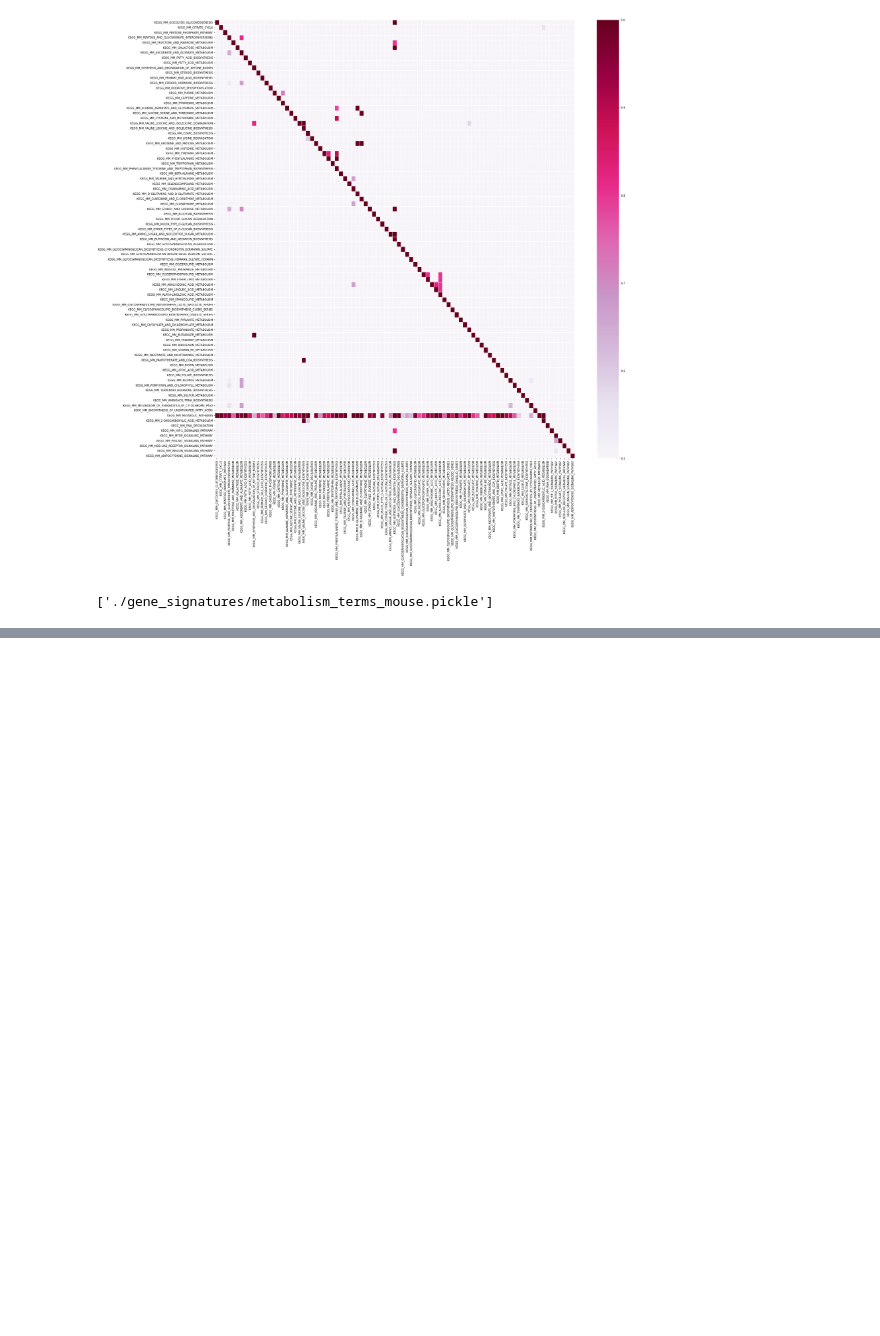
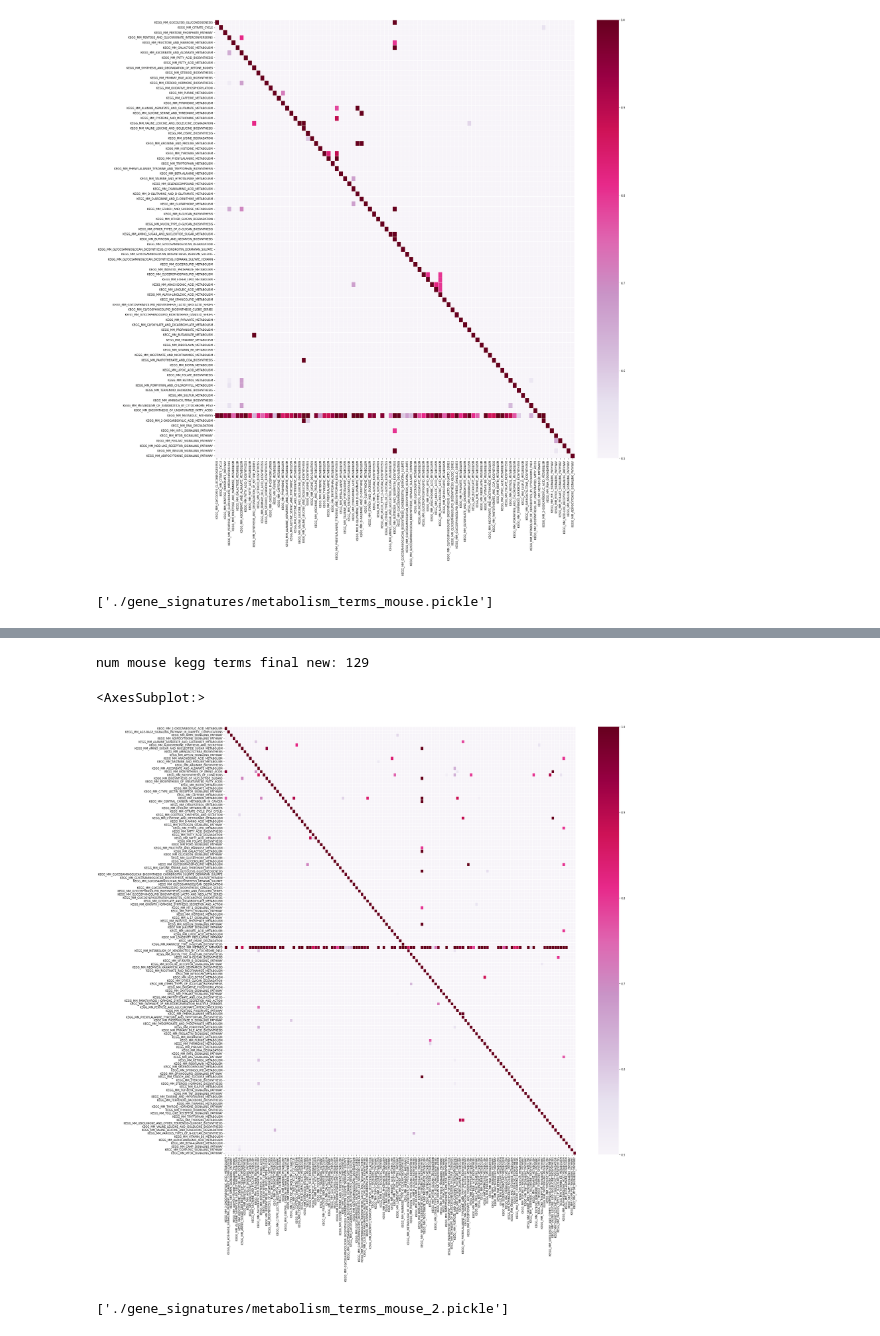
Before and after one commit to z2e2/metabolic_analysis, a Jupyter notebook: make_metabolism_signature.ipynb, the cells around one changed output, grey strips where cells are left out. Saved outputs shown, nothing was run; the diff lists cells and outputs as text; code cells hidden in the pictures; blank space fills up the shorter version.

Commit message:
Use newer version of kegg mouse metabolism genes For hypergeometric test, filter metabolism genes to only those captured in the data originally

```diff
--- a/make_metabolism_signature.ipynb
+++ b/make_metabolism_signature.ipynb
@@ -310,0 +416,4 @@ joblib.dump(metabolism_sig_mouse, out_filename)
+# %%
+kegg_remove_mm = [i.replace('KEGG_', 'KEGG_MM_') for i in kegg_remove_mm] + kegg_remove_mm_2
+# %%
+mouse_keys_filter = [i for i in mouse_keys_filter if i not in kegg_remove_mm]
@@ -310,0 +460,7 @@ joblib.dump(metabolism_sig_mouse, out_filename)
+# %%
+# make dictionary combining all keys
+mouse_met_d_2 = {i: mouse_met_2_terms_all[i] for i in mouse_keys_filter}
+metabolism_sig_mouse_2 = {**mouse_met_d_2}
+# %%
+for k,v in metabolism_sig_mouse_2.items():
+    print(f'{k}: {len(v)}')
@@ -310,0 +485,22 @@ joblib.dump(metabolism_sig_mouse, out_filename)
+# %%
+print(f'num mouse kegg terms final new: {len(metabolism_sig_mouse_2.keys())}')
+# %% [output]
+num mouse kegg terms final new: 129
+# %%
+# exmaine similarity of gene signatures
+all_d = {}
+for key in metabolism_sig_mouse_2:
+    d = {}
+    for key2 in metabolism_sig_mouse_2:
+        if key2 != key:
+            overlap_items = [v for v in metabolism_sig_mouse_2[key2] if v in metabolism_sig_mouse_2[key]]
+            d[key2] = len(overlap_items) / len(metabolism_sig_mouse_2[key])
+        d[key] = 1
+    all_d[key] = d
+all_d_df = pd.DataFrame(all_d)
+
+plt.figure(figsize = (30,30))
+sns.heatmap(all_d_df, cmap = "PuRd", vmin = 0.5, linewidths = 1)
+# %% [output]
+<AxesSubplot:>
+[figure, added]
@@ -310,0 +515,5 @@ joblib.dump(metabolism_sig_mouse, out_filename)
+# %%
+out_filename = gene_signature_dir + 'metabolism_terms_mouse_2.pickle'
+joblib.dump(metabolism_sig_mouse_2, out_filename)
+# %% [output]
+['./gene_signatures/metabolism_terms_mouse_2.pickle']
```
Also changed, not shown: parts of 30 cells of this notebook, 28 other files.
